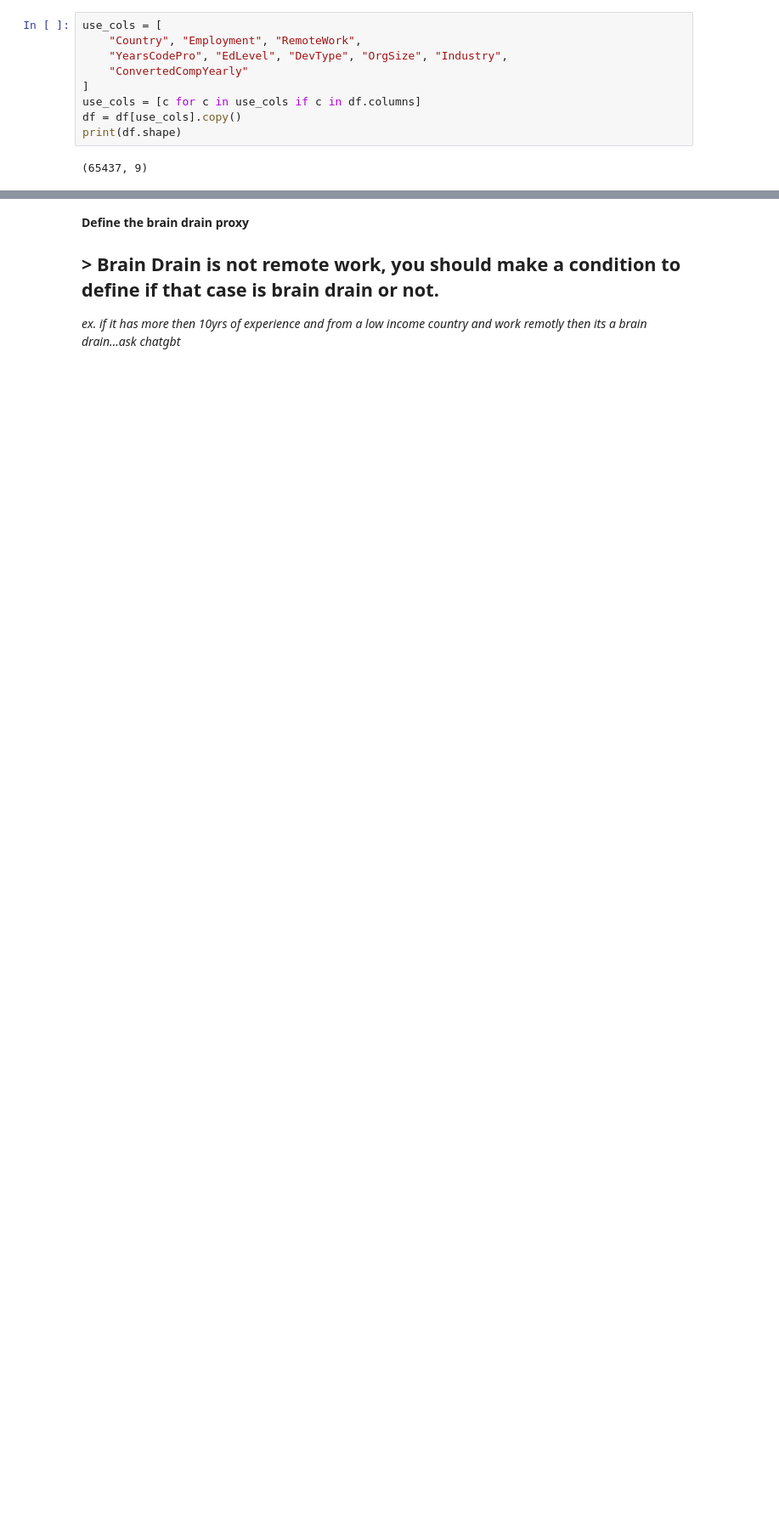
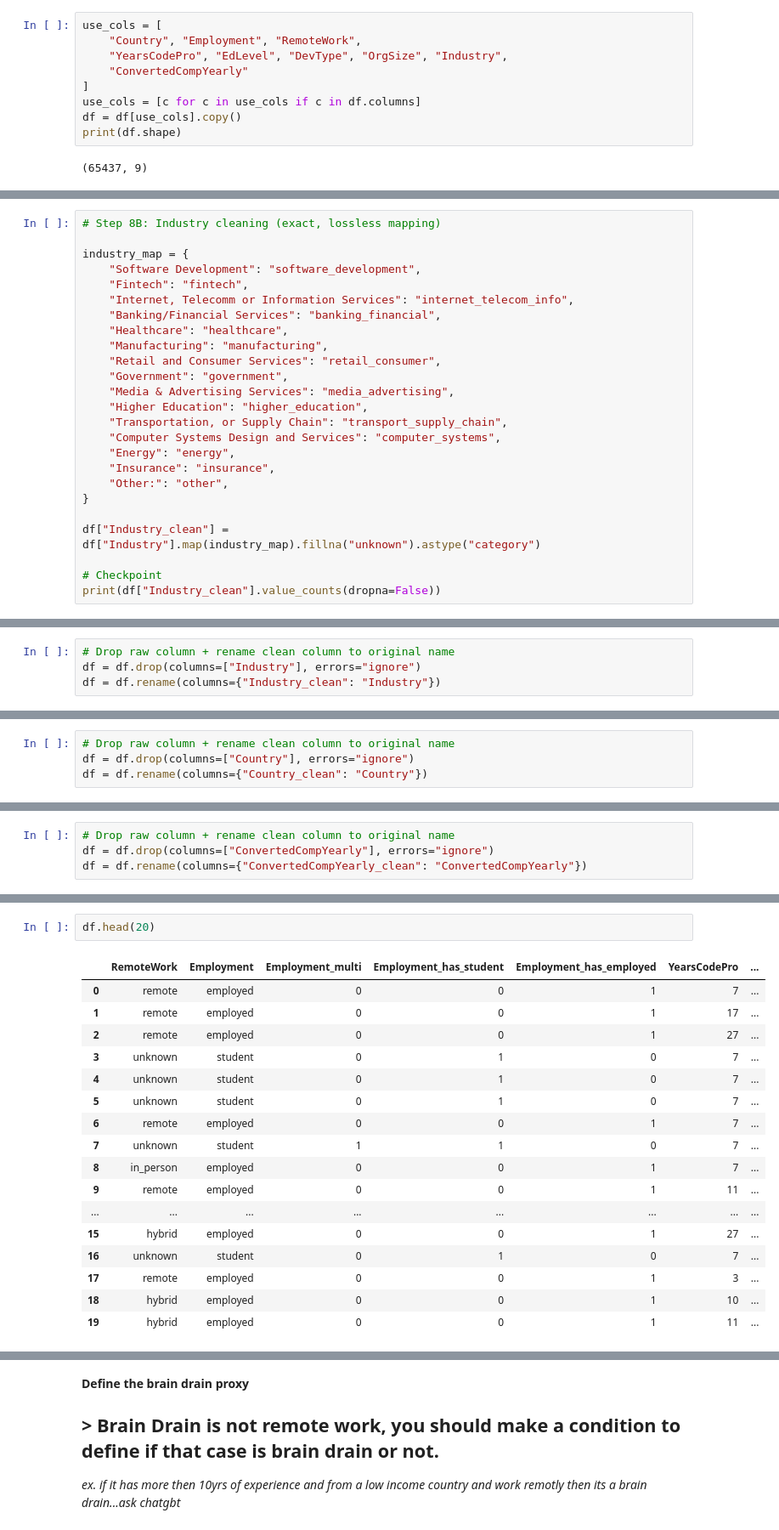
Before and after one commit to ABDERRAHMANE-CHIBOUT/Brain-Drain, a Jupyter notebook: project.ipynb, the cells around one changed output, grey strips where cells are left out. Shown at 85% size. Cells and saved outputs as stored; diff of their text form; blank space fills up the shorter version.

Commit message:
data cleaning

```diff
--- a/project.ipynb
+++ b/project.ipynb
@@ -46,0 +489,25 @@ print(df.shape)
+# %%
+# Step 8B: Industry cleaning (exact, lossless mapping)
+
+industry_map = {
+    "Software Development": "software_development",
+    "Fintech": "fintech",
+    "Internet, Telecomm or Information Services": "internet_telecom_info",
+    "Banking/Financial Services": "banking_financial",
+    "Healthcare": "healthcare",
+    "Manufacturing": "manufacturing",
+    "Retail and Consumer Services": "retail_consumer",
+    "Government": "government",
+    "Media & Advertising Services": "media_advertising",
+    "Higher Education": "higher_education",
+    "Transportation, or Supply Chain": "transport_supply_chain",
+    "Computer Systems Design and Services": "computer_systems",
+    "Energy": "energy",
+    "Insurance": "insurance",
+    "Other:": "other",
+}
+
+df["Industry_clean"] = df["Industry"].map(industry_map).fillna("unknown").astype("category")
+
+# Checkpoint
+print(df["Industry_clean"].value_counts(dropna=False))
@@ -46,0 +533,4 @@ print(df.shape)
+# %%
+# Drop raw column + rename clean column to original name
+df = df.drop(columns=["Industry"], errors="ignore")
+df = df.rename(columns={"Industry_clean": "Industry"})
@@ -46,0 +604,4 @@ print(df.shape)
+# %%
+# Drop raw column + rename clean column to original name
+df = df.drop(columns=["Country"], errors="ignore")
+df = df.rename(columns={"Country_clean": "Country"})
@@ -46,0 +678,4 @@ print(df.shape)
+# %%
+# Drop raw column + rename clean column to original name
+df = df.drop(columns=["ConvertedCompYearly"], errors="ignore")
+df = df.rename(columns={"ConvertedCompYearly_clean": "ConvertedCompYearly"})
@@ -46,0 +746,20 @@ print(df.shape)
+# %%
+df.head(20)
+# %% [output]
+|  | RemoteWork | Employment | Employment_multi | Employment_has_student | Employment_has_employed | YearsCodePro | ... |
+| 0 | remote | employed | 0 | 0 | 1 | 7 | ... |
+| 1 | remote | employed | 0 | 0 | 1 | 17 | ... |
+| 2 | remote | employed | 0 | 0 | 1 | 27 | ... |
+| 3 | unknown | student | 0 | 1 | 0 | 7 | ... |
+| 4 | unknown | student | 0 | 1 | 0 | 7 | ... |
+| 5 | unknown | student | 0 | 1 | 0 | 7 | ... |
+| 6 | remote | employed | 0 | 0 | 1 | 7 | ... |
+| 7 | unknown | student | 1 | 1 | 0 | 7 | ... |
+| 8 | in_person | employed | 0 | 0 | 1 | 7 | ... |
+| 9 | remote | employed | 0 | 0 | 1 | 11 | ... |
+| ... | ... | ... | ... | ... | ... | ... | ... |
+| 15 | hybrid | employed | 0 | 0 | 1 | 27 | ... |
+| 16 | unknown | student | 0 | 1 | 0 | 7 | ... |
+| 17 | remote | employed | 0 | 0 | 1 | 3 | ... |
+| 18 | hybrid | employed | 0 | 0 | 1 | 10 | ... |
+| 19 | hybrid | employed | 0 | 0 | 1 | 11 | ... |
```
Also changed, not shown: parts of 46 cells of this notebook.
